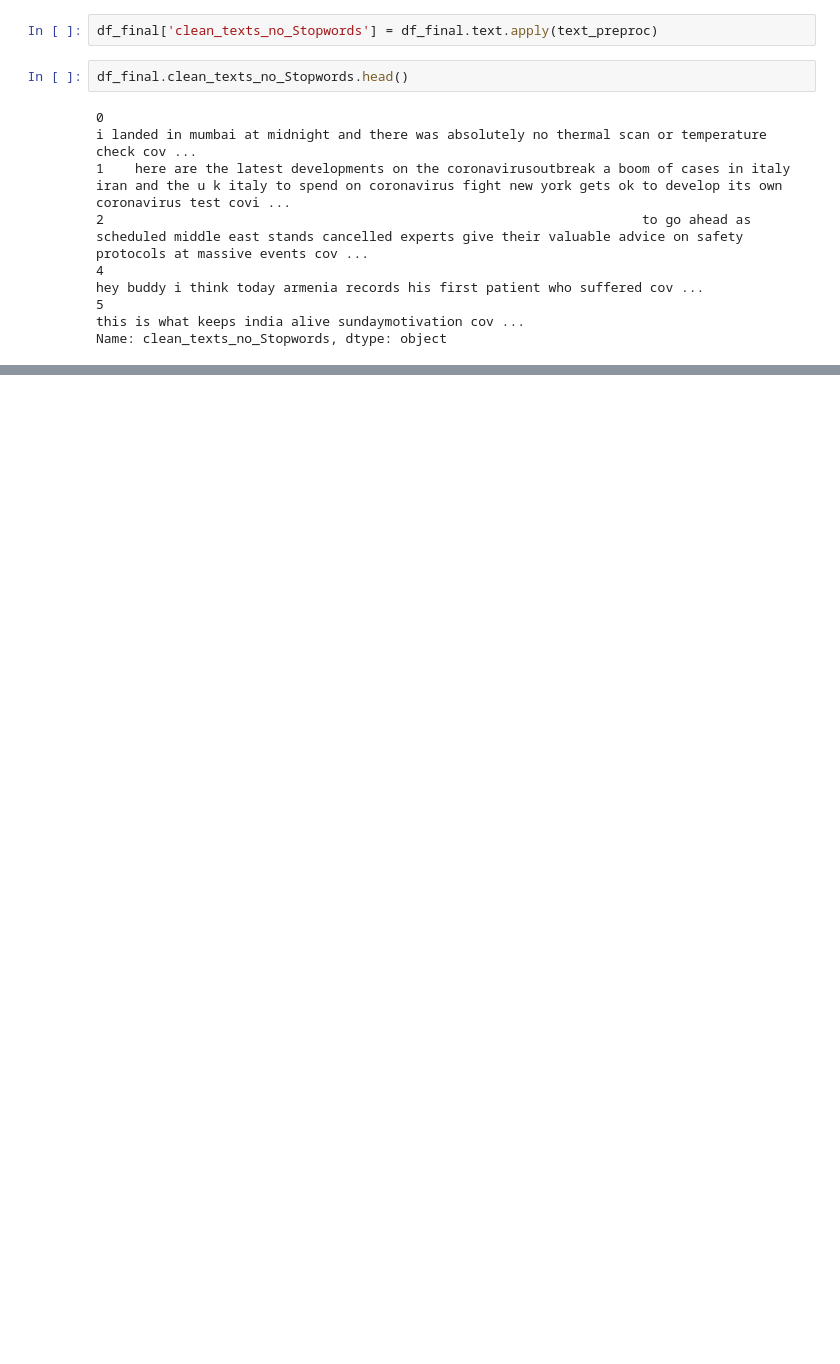
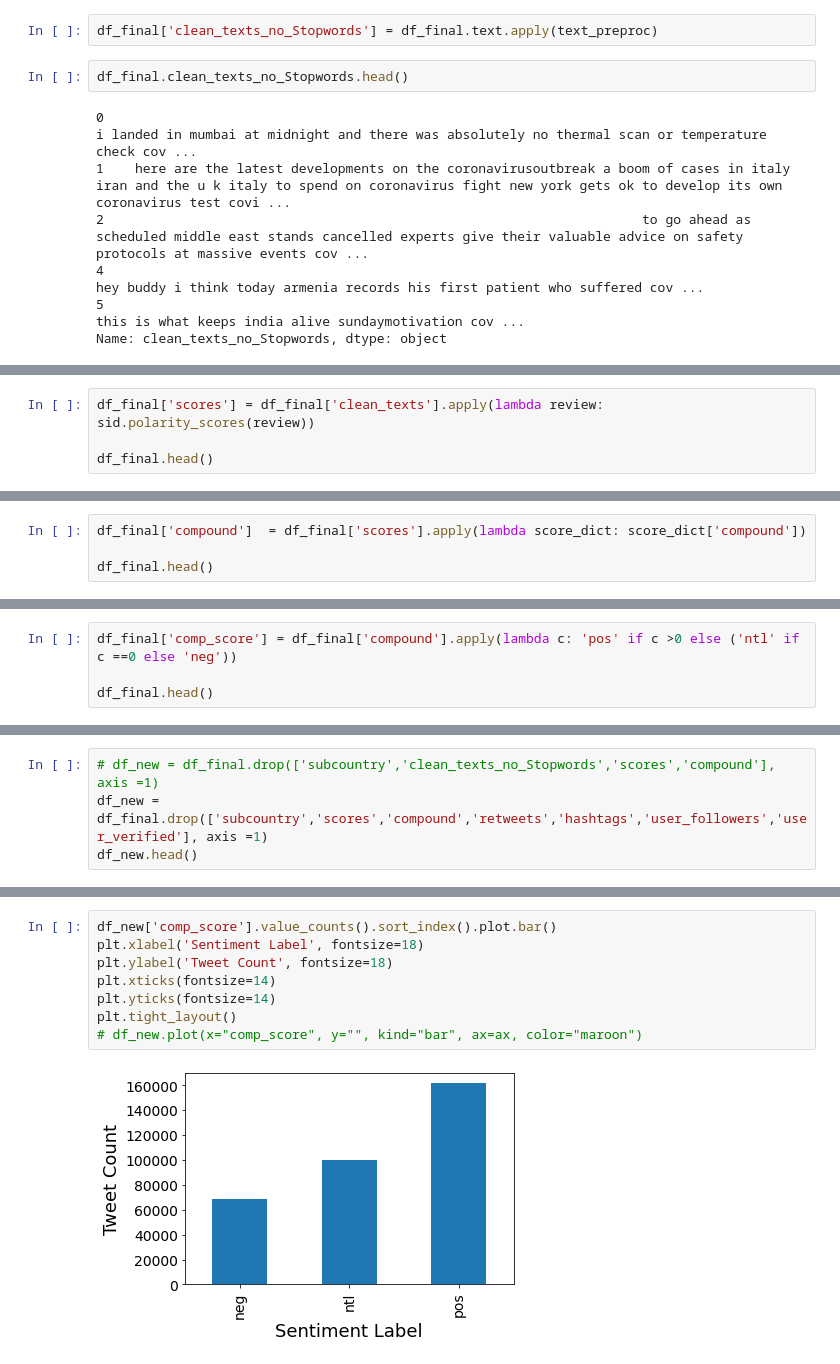
Before and after one commit to ayushjain9/NLP_SentimentAnalysis, a Jupyter notebook: master.ipynb, the cells around one changed output, grey strips where cells are left out. Saved outputs shown, nothing was run; the diff lists cells and outputs as text; blank space fills up the shorter version.

Commit message:
Label adedd

```diff
--- a/master.ipynb
+++ b/master.ipynb
@@ -576,0 +704,4 @@ Name: clean_texts_no_Stopwords, dtype: object
+# %%
+df_final['scores'] = df_final['clean_texts'].apply(lambda review: sid.polarity_scores(review))
+
+df_final.head()
@@ -576,0 +720,4 @@ Name: clean_texts_no_Stopwords, dtype: object
+# %%
+df_final['compound']  = df_final['scores'].apply(lambda score_dict: score_dict['compound'])
+
+df_final.head()
@@ -576,0 +736,4 @@ Name: clean_texts_no_Stopwords, dtype: object
+# %%
+df_final['comp_score'] = df_final['compound'].apply(lambda c: 'pos' if c >0 else ('ntl' if c ==0 else 'neg'))
+
+df_final.head()
@@ -576,0 +752,4 @@ Name: clean_texts_no_Stopwords, dtype: object
+# %%
+# df_new = df_final.drop(['subcountry','clean_texts_no_Stopwords','scores','compound'], axis =1)
+df_new = df_final.drop(['subcountry','scores','compound','retweets','hashtags','user_followers','user_verified'], axis =1)
+df_new.head()
@@ -576,0 +770,10 @@ Name: clean_texts_no_Stopwords, dtype: object
+# %%
+df_new['comp_score'].value_counts().sort_index().plot.bar()
+plt.xlabel('Sentiment Label', fontsize=18)
+plt.ylabel('Tweet Count', fontsize=18)
+plt.xticks(fontsize=14)
+plt.yticks(fontsize=14)
+plt.tight_layout()
+# df_new.plot(x="comp_score", y="", kind="bar", ax=ax, color="maroon")
+# %% [output]
+[figure, added]
```
Also changed, not shown: parts of 25 cells of this notebook.
